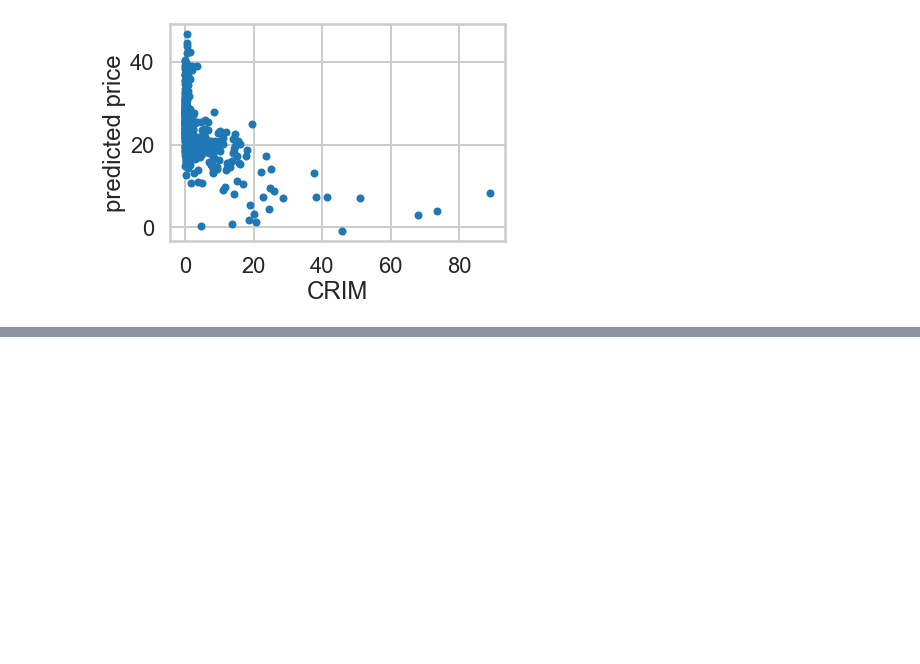
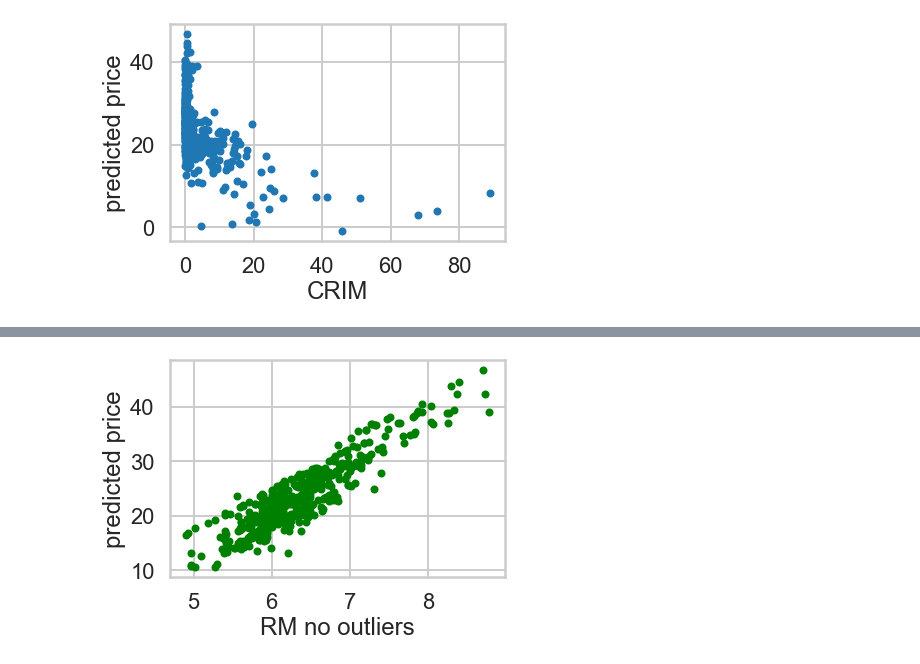
Before and after one commit to Anandpatil412/DSC, a Jupyter notebook: Linear_regression/Mini_Project_Linear_Regression.ipynb, the cells around one changed output, grey strips where cells are left out. Saved outputs shown, nothing was run; the diff lists cells and outputs as text; code cells hidden in the pictures; blank space fills up the shorter version.

```diff
--- a/Linear_regression/Mini_Project_Linear_Regression.ipynb
+++ b/Linear_regression/Mini_Project_Linear_Regression.ipynb
@@ -1046,0 +1111,13 @@ https://www.youtube.com/watch?v=xc_X9GFVuVU
+# %%
+x = bos['RM']
+
+# removing outliers
+bos['RM_no_out_temp'] = x[x.between(x.quantile(.10), x.quantile(.90))]
+bos['RM_no_out'] = x[prd_price > 10]
+
+plt.scatter(bos['RM_no_out'],prd_price,marker='.',color='green')
+plt.xlabel("RM no outliers")
+plt.ylabel("predicted price")
+plt.show()
+# %% [output]
+[figure, added]
```
Also changed, not shown: parts of 44 cells of this notebook.
